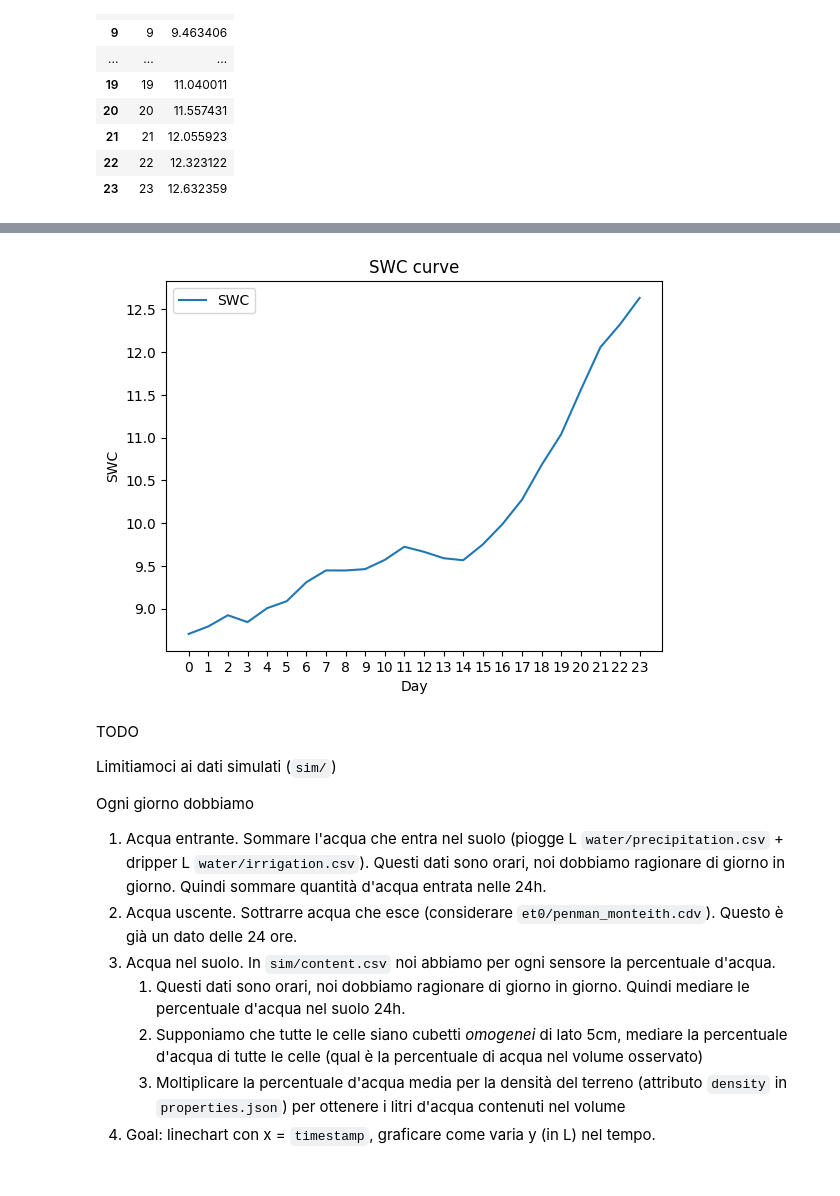
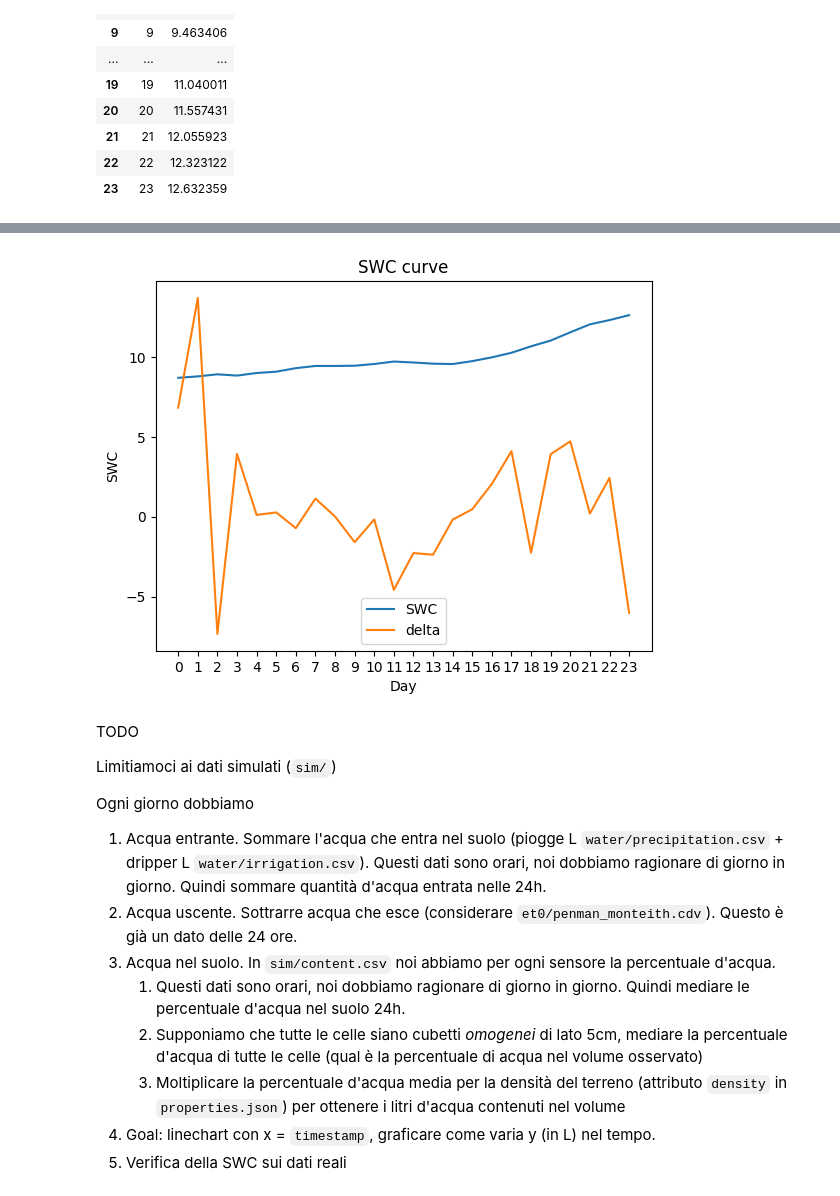
Before and after one commit to josephgiovanelli/et0_calculation, a Jupyter notebook: notebook.ipynb, the cells around one changed output, grey strips where cells are left out. Drawn from its saved outputs; the diff is of its cells as text; code cells hidden in the pictures.

Commit message:
fix the chart

```diff
--- a/notebook.ipynb
+++ b/notebook.ipynb
@@ -173,17 +193,20 @@ water_content
 # %%
-
-
 plt.xticks(range(len(water_content.index)))
-plt.plot(water_content['day'],water_content['SWC'],label='SWC')
-
+plt.plot(water_content['day'].index, water_content['SWC'], label='SWC')
+# plt.plot(pr['day'].index, pr['precipitation'] + ir['irrigation'], label='ingoing')
+# plt.plot(pr['day'].index, pr['precipitation'], label='precipitation')
+# plt.plot(pr['day'].index, ir['irrigation'], label='irrigation')
+et2 = pd.DataFrame([{'timestamp': 0, 'et0': 0}]).append(et, ignore_index =True)
+plt.plot(pr['day'].index, pr['precipitation'] + ir['irrigation'] - et2['et0'], label='delta')
+# plt.plot(et2.index, et2['et0'], label='outgoing')
 plt.xlabel("Day")
 plt.ylabel("SWC")
 plt.title('SWC curve')
 plt.legend()
 
 plt.show()
 # %% [output]
-[figure, old version]
+[figure, new version]
 # %% [markdown]
 TODO
 
@@ -198,3 +221,4 @@ Ogni giorno dobbiamo
    2. Supponiamo che tutte le celle siano cubetti *omogenei* di lato 5cm, mediare la percentuale d'acqua di tutte le celle (qual è la percentuale di acqua nel volume osservato)
    3. Moltiplicare la percentuale d'acqua media per la densità del terreno (attributo `density` in `properties.json`) per ottenere i litri d'acqua contenuti nel volume
 4. Goal: linechart con x = `timestamp`, graficare come varia y (in L) nel tempo.
+5. Verifica della SWC sui dati reali
```
Also changed, not shown: parts of 1 cell of this notebook.
